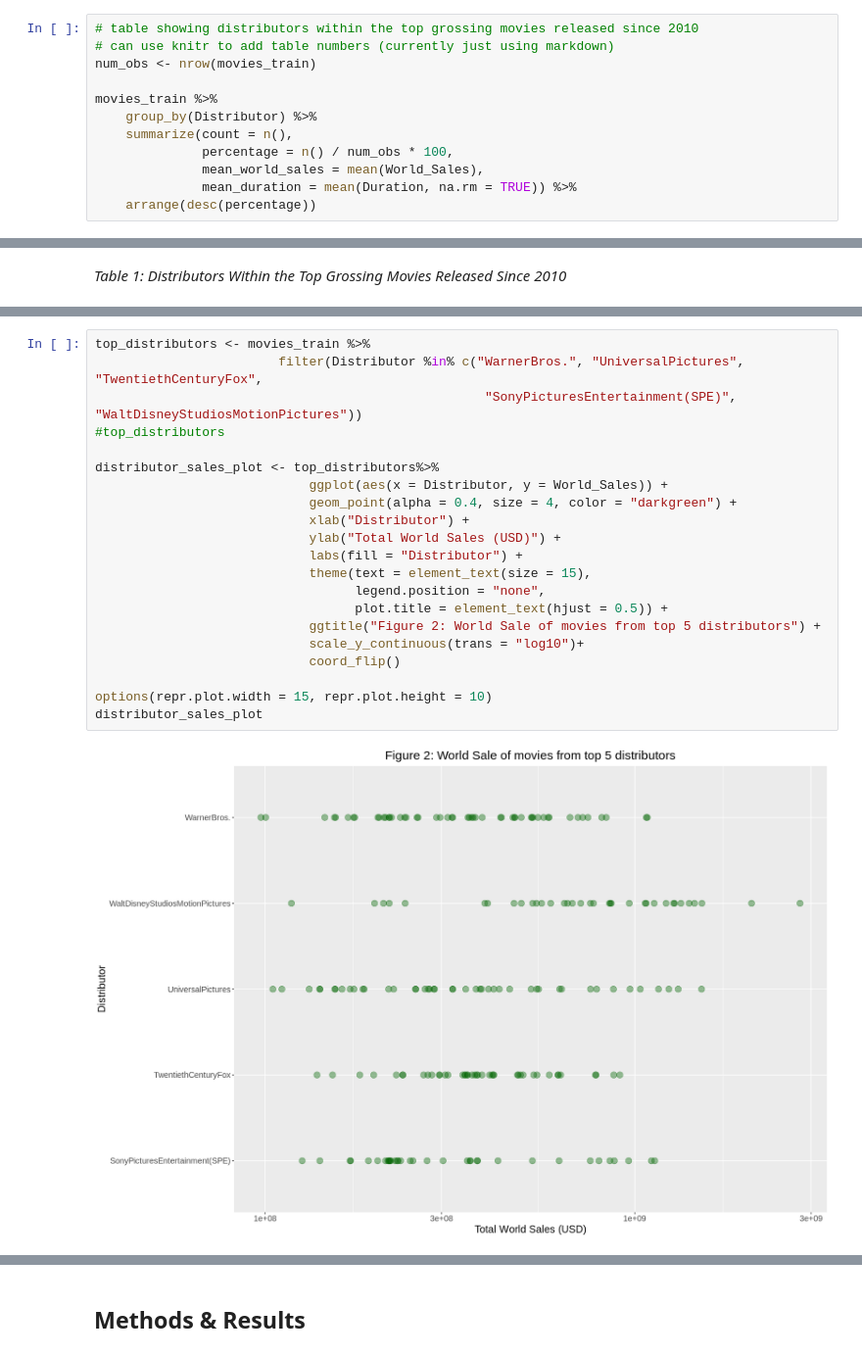
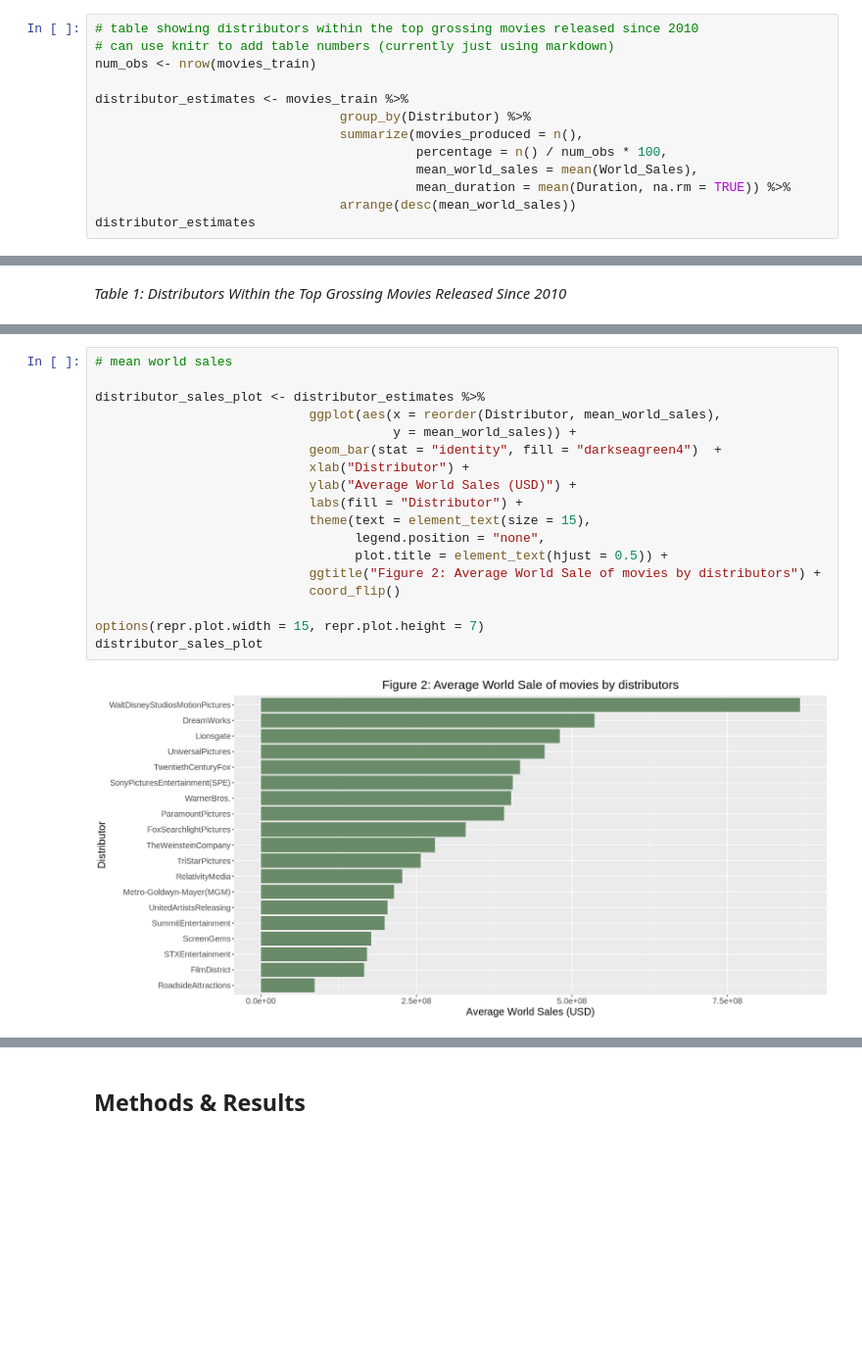
Before and after one commit to starsurfer87/DSCI100-Group-Project, a Jupyter notebook: thedreadedassignment.ipynb, the cells around one changed output, grey strips where cells are left out. Shown at 98% size. Cells and saved outputs as stored; diff of their text form; blank space fills up the shorter version.

```diff
--- a/thedreadedassignment.ipynb
+++ b/thedreadedassignment.ipynb
@@ -220,13 +221,14 @@ movies_test <- training(movies_split)
 # can use knitr to add table numbers (currently just using markdown)
 num_obs <- nrow(movies_train)
 
-movies_train %>%
-    group_by(Distributor) %>%
-    summarize(count = n(),
-              percentage = n() / num_obs * 100,
-              mean_world_sales = mean(World_Sales),
-              mean_duration = mean(Duration, na.rm = TRUE)) %>%
-    arrange(desc(percentage))
+distributor_estimates <- movies_train %>%
+                                group_by(Distributor) %>%
+                                summarize(movies_produced = n(),
+                                          percentage = n() / num_obs * 100,
+                                          mean_world_sales = mean(World_Sales),
+                                          mean_duration = mean(Duration, na.rm = TRUE)) %>%
+                                arrange(desc(mean_world_sales))
+distributor_estimates
 # %% [output]
 `summarise()` ungrouping output (override with `.groups` argument)
 A tibble: 19 × 5
@@ -271,26 +266,23 @@ top_distributors_plot
 # %%
-top_distributors <- movies_train %>%
-                        filter(Distributor %in% c("WarnerBros.", "UniversalPictures", "TwentiethCenturyFox",
-                                                   "SonyPicturesEntertainment(SPE)", "WaltDisneyStudiosMotionPictures"))
-#top_distributors
+# mean world sales
 
-distributor_sales_plot <- top_distributors%>%
-                            ggplot(aes(x = Distributor, y = World_Sales)) +
-                            geom_point(alpha = 0.4, size = 4, color = "darkgreen") +
+distributor_sales_plot <- distributor_estimates %>%
+                            ggplot(aes(x = reorder(Distributor, mean_world_sales),
+                                       y = mean_world_sales)) +
+                            geom_bar(stat = "identity", fill = "darkseagreen4")  +
                             xlab("Distributor") +
-                            ylab("Total World Sales (USD)") +
+                            ylab("Average World Sales (USD)") +
                             labs(fill = "Distributor") +
                             theme(text = element_text(size = 15),
                                   legend.position = "none",
                                   plot.title = element_text(hjust = 0.5)) +
-                            ggtitle("Figure 2: World Sale of movies from top 5 distributors") +
-                            scale_y_continuous(trans = "log10")+
+                            ggtitle("Figure 2: Average World Sale of movies by distributors") +
                             coord_flip()
 
-options(repr.plot.width = 15, repr.plot.height = 10)
+options(repr.plot.width = 15, repr.plot.height = 7)
 distributor_sales_plot
 # %% [output]
-[figure, old version]
+[figure, new version]
 # %%
 # boxplot of whole data set for Distributor & World_Sales (shows min, max, median of each, outliers)
 
```
Also changed, not shown: parts of 8 cells of this notebook.
